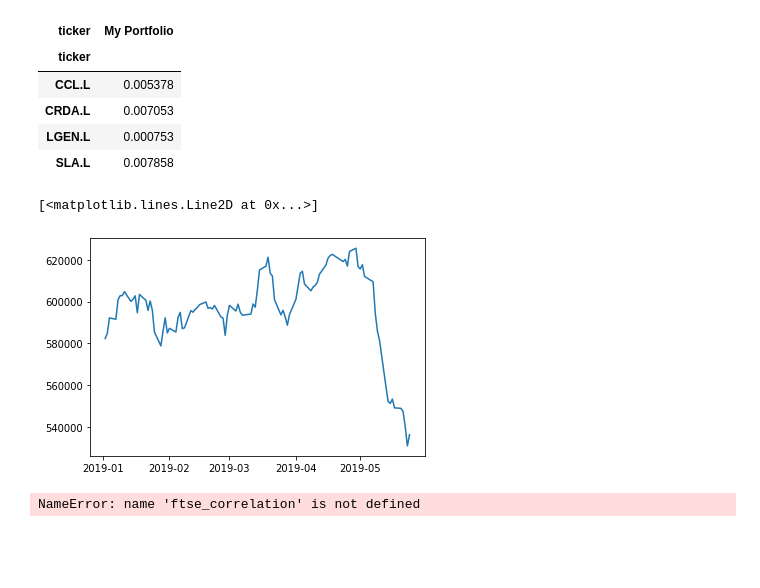
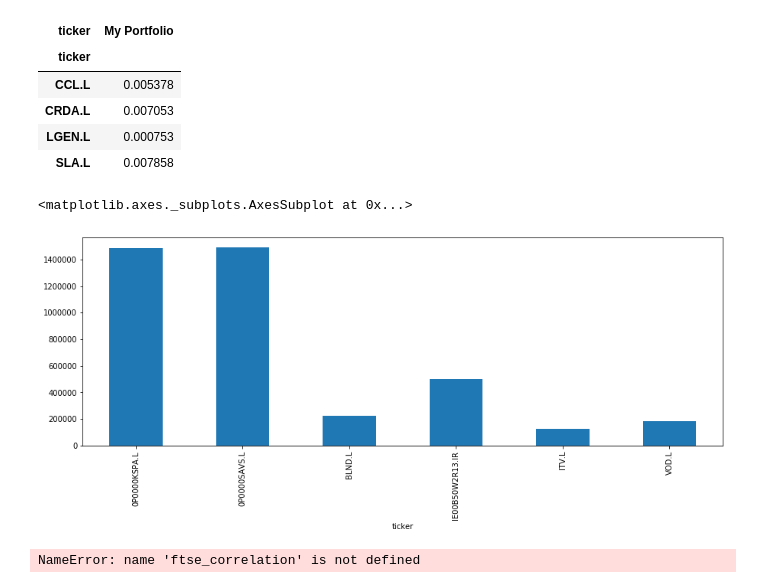
Before and after one commit to ninjananjo/Portfolio-Advisor, a Jupyter notebook: Portfolio Advisor.ipynb, the cells around one changed output. Cells and saved outputs as stored; diff of their text form; code cells hidden in the pictures; blank space fills up the shorter version.

```diff
--- a/Portfolio Advisor.ipynb
+++ b/Portfolio Advisor.ipynb
@@ -133,12 +135,16 @@ asset_recommendations[(asset_recommendations['My Portfolio']<0.01)&(asset_recomm
 | CRDA.L | 0.007053 |
 | LGEN.L | 0.000753 |
 | SLA.L | 0.007858 |
-# %%
-portfolio_plot = df[df['ticker']=='My Portfolio']
-plt.plot(portfolio_plot['Adj Close'])
-# %% [output]
-[<matplotlib.lines.Line2D at 0x...>]
-[figure, removed]
+# %%
+#test = get_yahoo_finance_data(dict_portfolio['ticker'],startdate,enddate,dict_portfolio['units'])
+test1 = test.groupby('ticker').last()
+test1['Close'].sum()
+#portfolio_plot = df[df['ticker']=='My Portfolio']
+#plt.plot(portfolio_plot['Adj Close'])
+test1['Adj Close'].plot(kind='bar', figsize=(15,5))
+# %% [output]
+<matplotlib.axes._subplots.AxesSubplot at 0x...>
+[figure, added]
 # %%
 ftse_correlation
 # %% [output]
```
Also changed, not shown: parts of 5 cells of this notebook.
